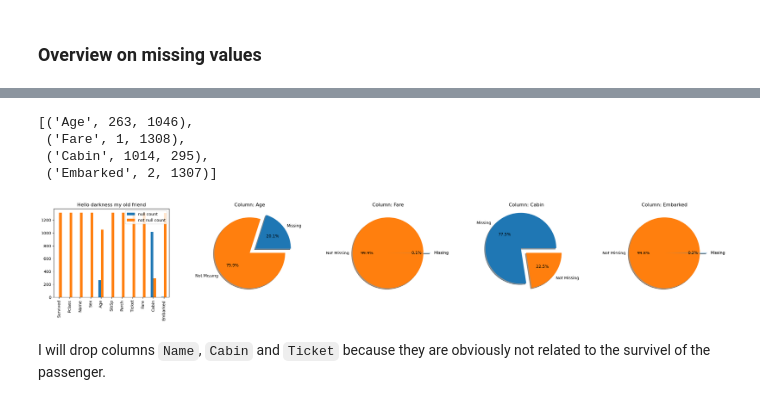
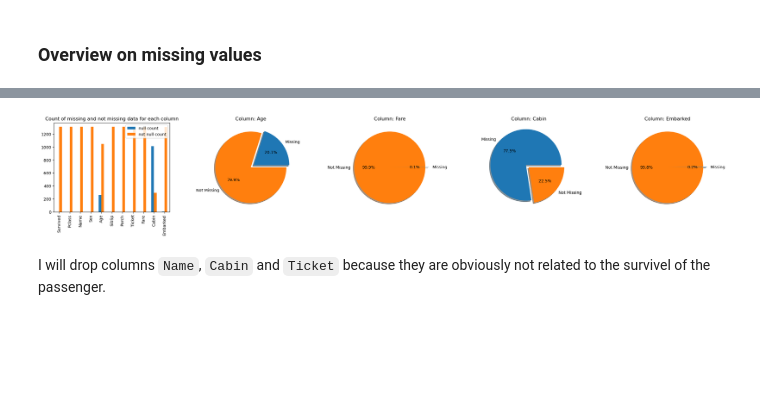
Before and after one commit to AmirAAZ818/ML-Assignments-2024, a Jupyter notebook: Analyzing Titanic Survival Rates/Analyzing Titanic Survival Rates.ipynb, the cells around one changed output, grey strips where cells are left out. Saved outputs shown, nothing was run; the diff lists cells and outputs as text; code cells hidden in the pictures; blank space fills up the shorter version.

```diff
--- a/Analyzing Titanic Survival Rates/Analyzing Titanic Survival Rates.ipynb
+++ b/Analyzing Titanic Survival Rates/Analyzing Titanic Survival Rates.ipynb
@@ -109,31 +94,26 @@ for idx, isnull in null_counts.items():
 
 # making a data frame that will be used for drawing plots
 vis_df = pd.DataFrame({'null count': null_counts, 'not null count': not_null_counts}, index=null_counts.index)
-# %%
-null_columns
-# %% [output]
-[('Age', 263, 1046),
- ('Fare', 1, 1308),
- ('Cabin', 1014, 295),
- ('Embarked', 2, 1307)]
 # %%
-# Init subplots
+# Plotting
 fig, axes = plt.subplots(1, len(null_columns) + 1, figsize=(30, 4))
 
 # Bar plot
 vis_df.plot(
             kind='bar',
             stacked=False,
-            title='Hello darkness my old friend',
+            title='Count of missing and not missing data for each column',
             ax=axes[0]
                 )
 
 # Pie plots
 for i in range(len(null_columns)):
-    axes[i + 1].pie(null_columns[i][1:], labels = ['Missing', 'Not Missing'], autopct='%1.1f%%', shadow=True, explode=(0.2, 0) )
+    axes[i + 1].pie(null_columns[i][1:], labels = ['Missing', 'Not Missing'], autopct='%1.1f%%', shadow=True, explode=(0.1, 0) )
     axes[i + 1].set_title(f'Column: {null_columns[i][0]}')
+
+plt.show()
 # %% [output]
-[figure, old version]
+[figure, new version]
 # %% [markdown]
 I will drop columns `Name`, `Cabin` and `Ticket` because they are obviously not related to the survivel of the passenger.
 # %%
```
Also changed, not shown: parts of 13 cells of this notebook.
